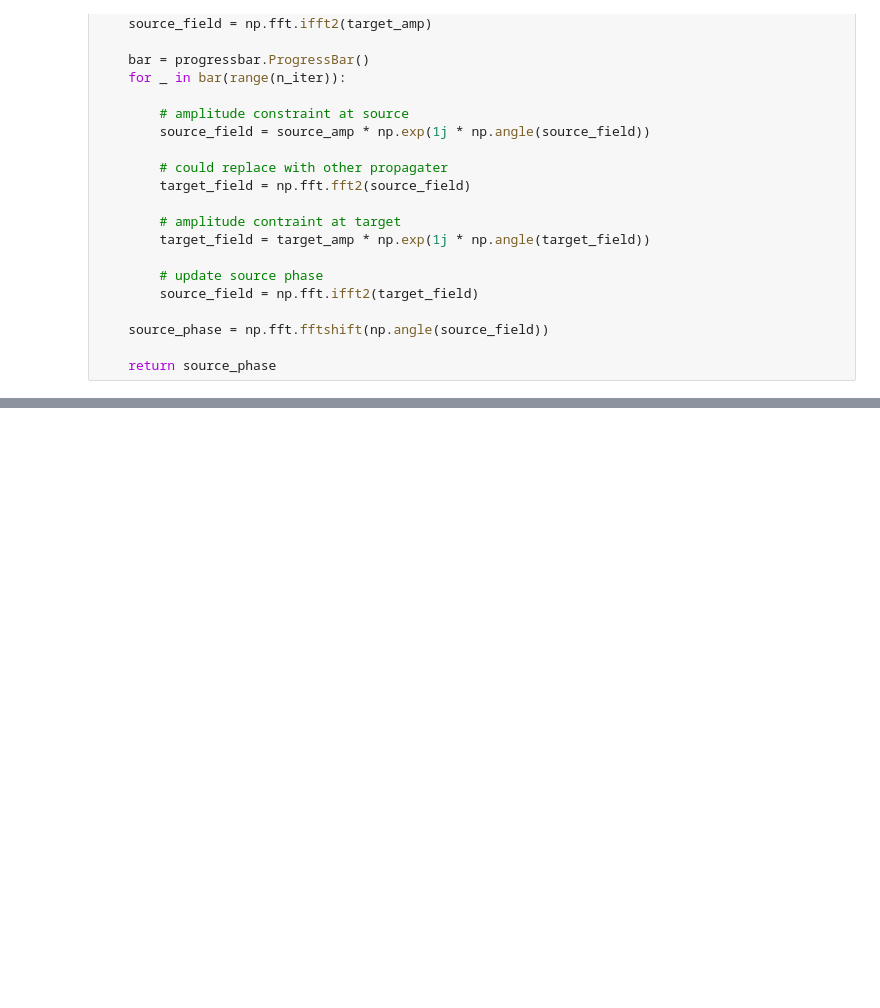
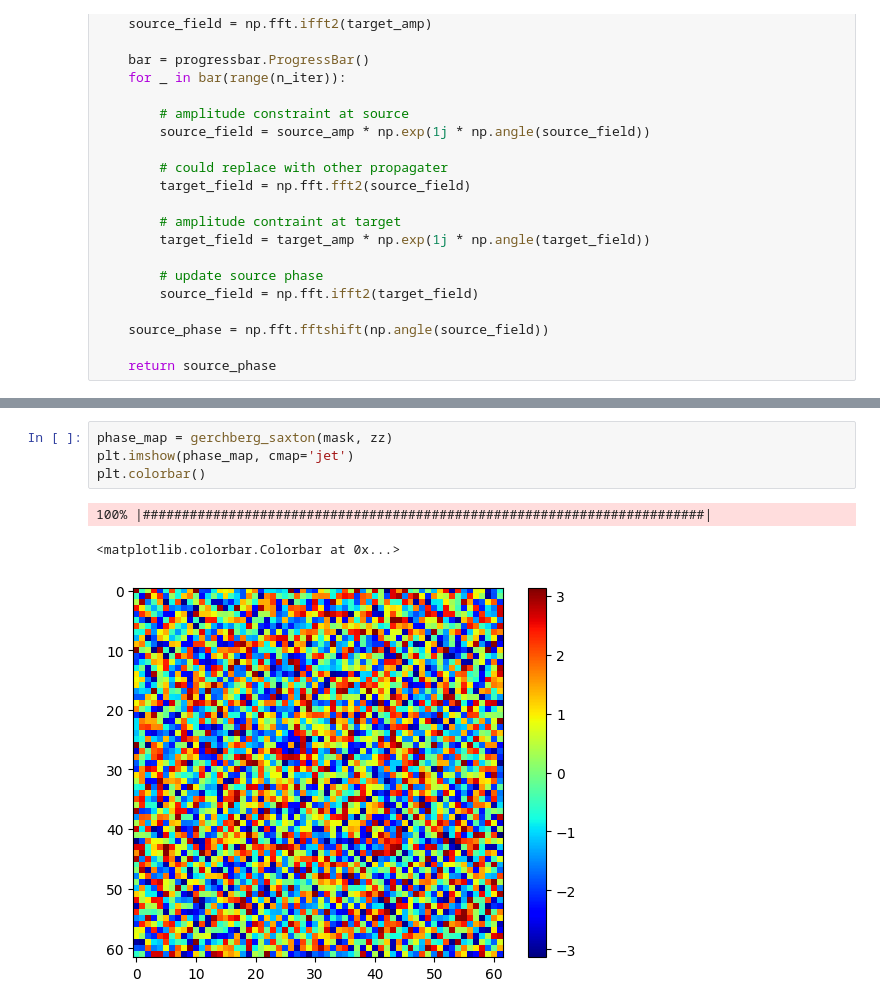
Before and after one commit to LCAV/LenslessPiCam, a Jupyter notebook: masks/class/iterative_phase_retrieval.ipynb, the cells around one changed output, grey strips where cells are left out. Saved outputs shown, nothing was run; the diff lists cells and outputs as text; blank space fills up the shorter version.

Commit message:
iterative phase retrieval attempt

```diff
--- a/masks/class/iterative_phase_retrieval.ipynb
+++ b/masks/class/iterative_phase_retrieval.ipynb
@@ -56,0 +66,8 @@ plt.imshow(mask, cmap='gray')
+# %%
+phase_map = gerchberg_saxton(mask, zz)
+plt.imshow(phase_map, cmap='jet')
+plt.colorbar()
+# %% [output]
+100% |########################################################################|
+<matplotlib.colorbar.Colorbar at 0x...>
+[figure, added]
```
Also changed, not shown: parts of 3 cells of this notebook.
